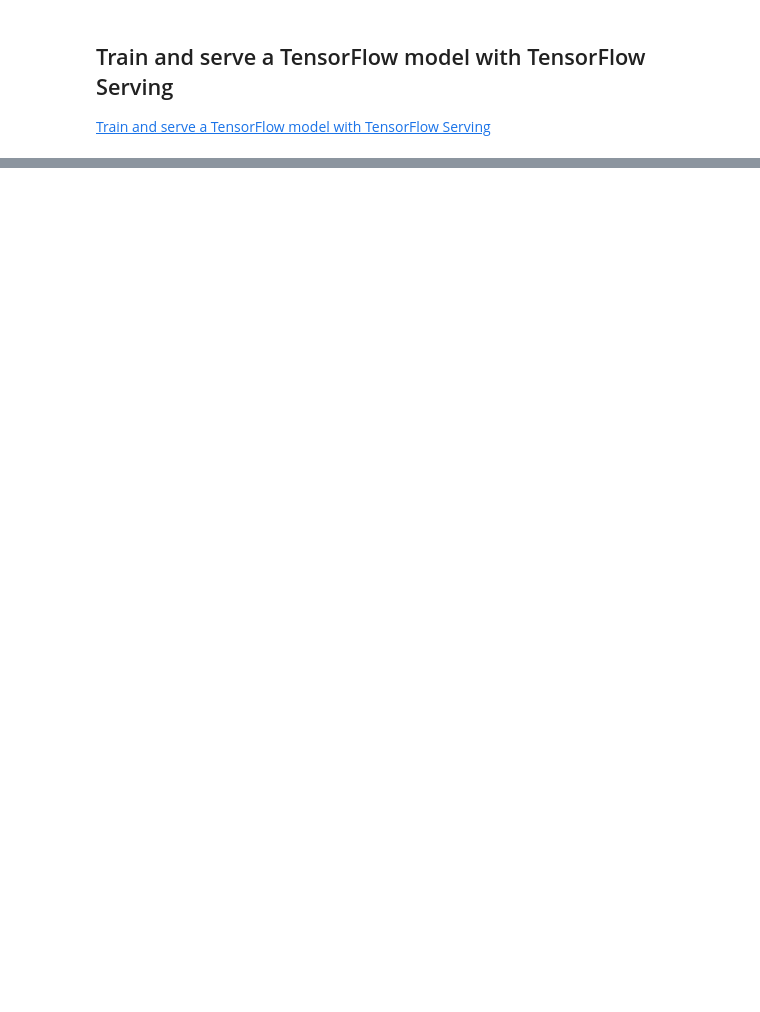
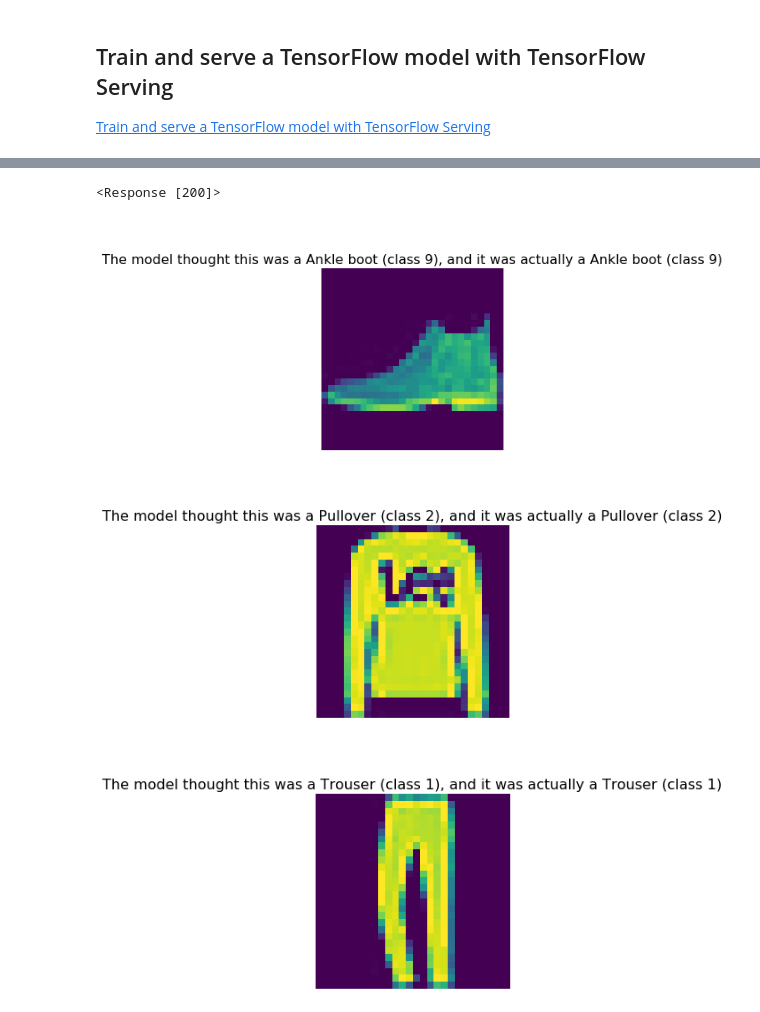
Before and after one commit to AaronFlower/Jupyter, a Jupyter notebook: TensorFlow/04-serving/01-model-serving.ipynb, the cells around one changed output, grey strips where cells are left out. Drawn from its saved outputs; the diff is of its cells as text; code cells hidden in the pictures; blank space fills up the shorter version.

```diff
--- a/TensorFlow/04-serving/01-model-serving.ipynb
+++ b/TensorFlow/04-serving/01-model-serving.ipynb
@@ -40,0 +195,18 @@ model = keras.models.Sequential([
+# %%
+import requests
+headers = {"content-type": "application/json"}
+url = 'http://localhost:8501/v1/models/fashion:predict'
+json_response = requests.post(url, data=data, headers=headers)
+
+print(json_response)
+
+predictions = json.loads(json_response.text)['predictions']
+
+for i in range(0,3):
+    show(i, 'The model thought this was a {} (class {}), and it was actually a {} (class {})'.format(
+    class_names[np.argmax(predictions[i])], test_labels[i], class_names[np.argmax(predictions[i])], test_labels[i]))
+# %% [output]
+<Response [200]>
+[figure, added]
+[figure, added]
+[figure, added]
```
Also changed, not shown: parts of 22 cells of this notebook.
